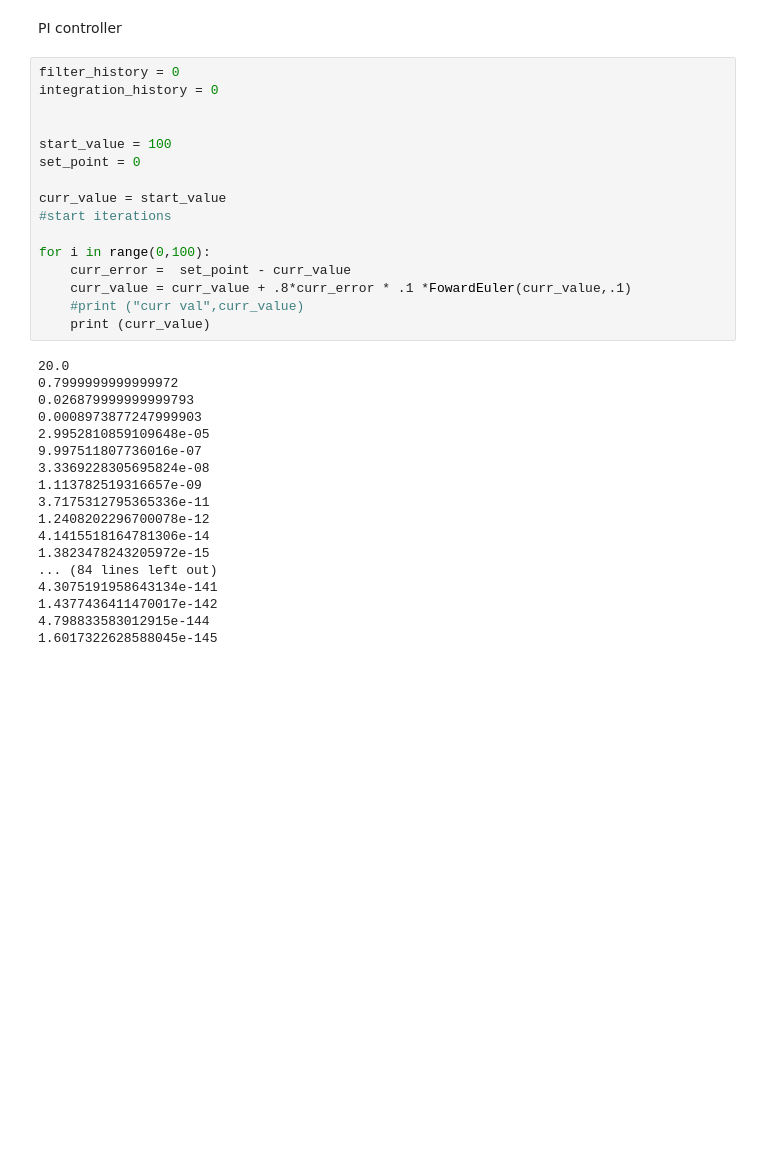
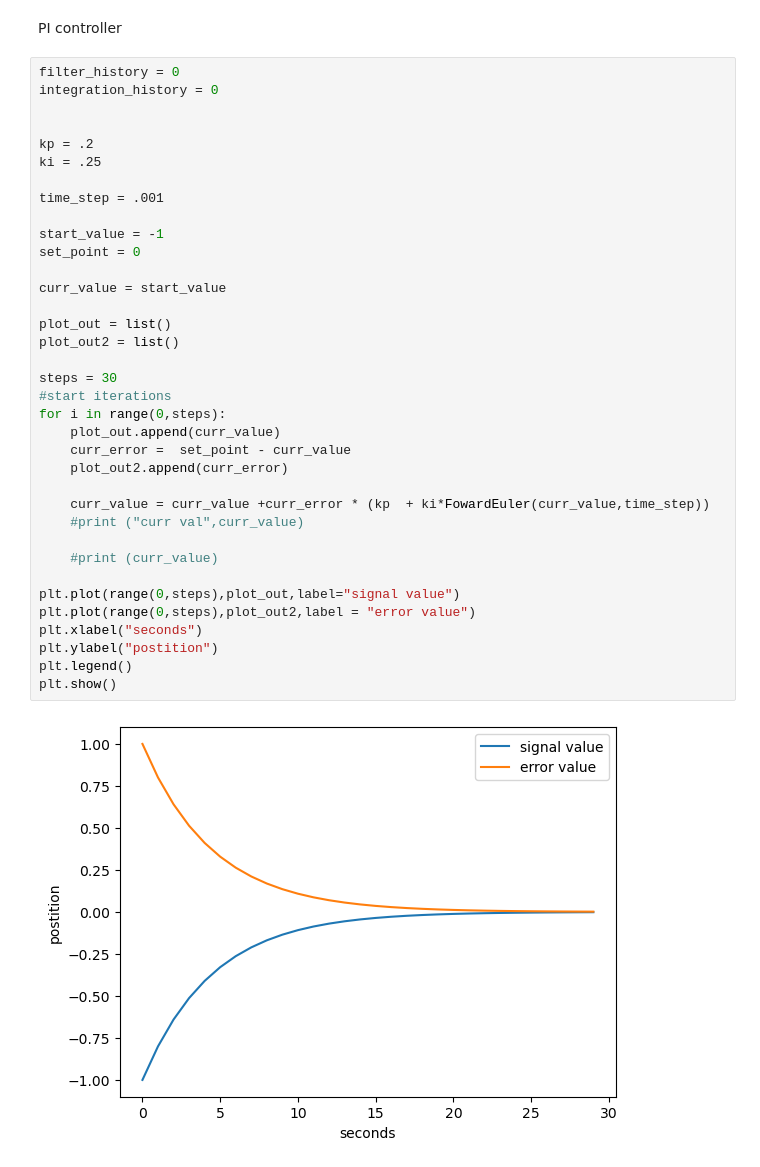
Before and after one commit to jordanirgang/PlatformIOServoMotor, a Jupyter notebook: python_proof_concept/digitalconversion.ipynb, the cells around one changed output. Drawn from its saved outputs; the diff is of its cells as text; blank space fills up the shorter version.

```diff
--- a/python_proof_concept/digitalconversion.ipynb
+++ b/python_proof_concept/digitalconversion.ipynb
@@ -95,34 +95,38 @@ PI controller
 # %%
 filter_history = 0
 integration_history = 0
 
 
-start_value = 100
+kp = .2
+ki = .25
+
+time_step = .001
+
+start_value = -1
 set_point = 0
 
 curr_value = start_value
+
+plot_out = list()
+plot_out2 = list()
+
+steps = 30
 #start iterations
+for i in range(0,steps):
+    plot_out.append(curr_value)
+    curr_error =  set_point - curr_value
+    plot_out2.append(curr_error)
 
-for i in range(0,100):
-    curr_error =  set_point - curr_value
-    curr_value = curr_value + .8*curr_error * .1 *FowardEuler(curr_value,.1)
+    curr_value = curr_value +curr_error * (kp  + ki*FowardEuler(curr_value,time_step))
     #print ("curr val",curr_value)
-    print (curr_value)
+
+    #print (curr_value)
+
+plt.plot(range(0,steps),plot_out,label="signal value")
+plt.plot(range(0,steps),plot_out2,label = "error value")
+plt.xlabel("seconds")
+plt.ylabel("postition")
+plt.legend()
+plt.show()
 # %% [output]
-20.0
-0.7999999999999972
-0.026879999999999793
-0.0008973877247999903
-2.9952810859109648e-05
-9.997511807736016e-07
-3.3369228305695824e-08
-1.113782519316657e-09
-3.7175312795365336e-11
-1.2408202296700078e-12
-4.1415518164781306e-14
-1.3823478243205972e-15
-... (84 lines left out)
-4.3075191958643134e-141
-1.4377436411470017e-142
-4.798833583012915e-144
-1.6017322628588045e-145
+[figure, added]
```
Also changed, not shown: parts of 4 cells of this notebook.
